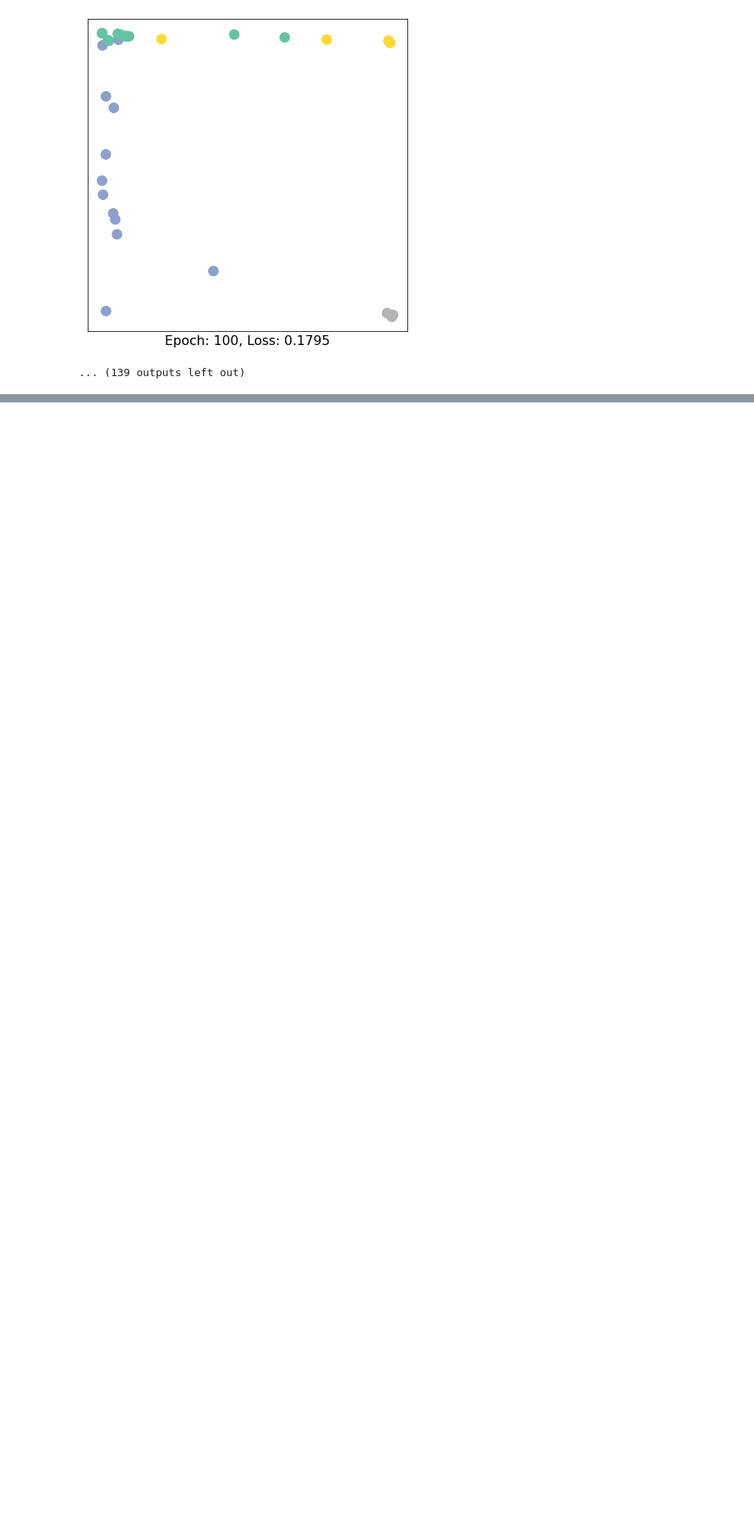
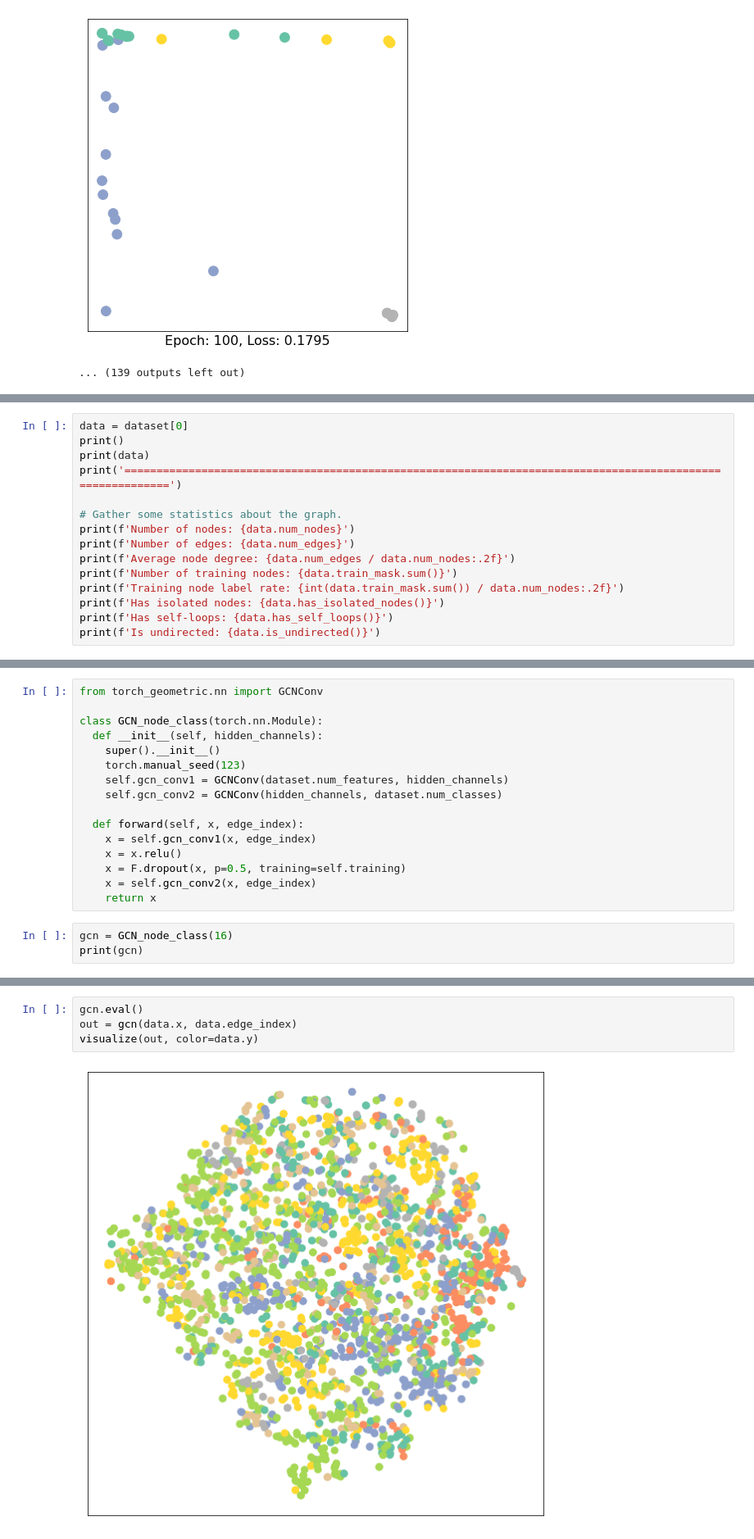
Before and after one commit to AJAkil/All-things-AI, a Jupyter notebook: GNN_intro_ptgeo_official_guide.ipynb, the cells around one changed output, grey strips where cells are left out. Shown at 82% size. Saved outputs shown, nothing was run; the diff lists cells and outputs as text; blank space fills up the shorter version.

Commit message:
Implemented Node Classifier, trying to improve

```diff
--- a/GNN_intro_ptgeo_official_guide.ipynb
+++ b/GNN_intro_ptgeo_official_guide.ipynb
@@ -227,0 +270,15 @@ for epoch in range(1500):
+# %%
+data = dataset[0]
+print()
+print(data)
+print('===========================================================================================================')
+
+# Gather some statistics about the graph.
+print(f'Number of nodes: {data.num_nodes}')
+print(f'Number of edges: {data.num_edges}')
+print(f'Average node degree: {data.num_edges / data.num_nodes:.2f}')
+print(f'Number of training nodes: {data.train_mask.sum()}')
+print(f'Training node label rate: {int(data.train_mask.sum()) / data.num_nodes:.2f}')
+print(f'Has isolated nodes: {data.has_isolated_nodes()}')
+print(f'Has self-loops: {data.has_self_loops()}')
+print(f'Is undirected: {data.is_undirected()}')
@@ -227,0 +442,19 @@ for epoch in range(1500):
+# %%
+from torch_geometric.nn import GCNConv
+
+class GCN_node_class(torch.nn.Module):
+  def __init__(self, hidden_channels):
+    super().__init__()
+    torch.manual_seed(123)
+    self.gcn_conv1 = GCNConv(dataset.num_features, hidden_channels)
+    self.gcn_conv2 = GCNConv(hidden_channels, dataset.num_classes)
+
+  def forward(self, x, edge_index):
+    x = self.gcn_conv1(x, edge_index)
+    x = x.relu()
+    x = F.dropout(x, p=0.5, training=self.training)
+    x = self.gcn_conv2(x, edge_index)
+    return x
+# %%
+gcn = GCN_node_class(16)
+print(gcn)
@@ -227,0 +466,6 @@ for epoch in range(1500):
+# %%
+gcn.eval()
+out = gcn(data.x, data.edge_index)
+visualize(out, color=data.y)
+# %% [output]
+[figure, added]
```
Also changed, not shown: parts of 18 cells of this notebook.
